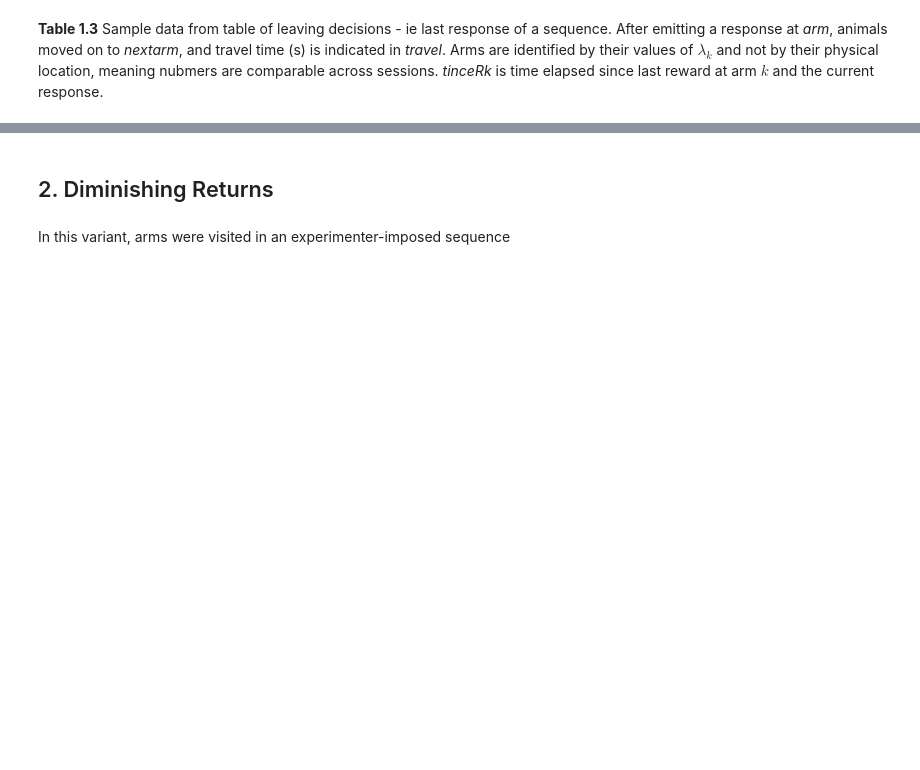
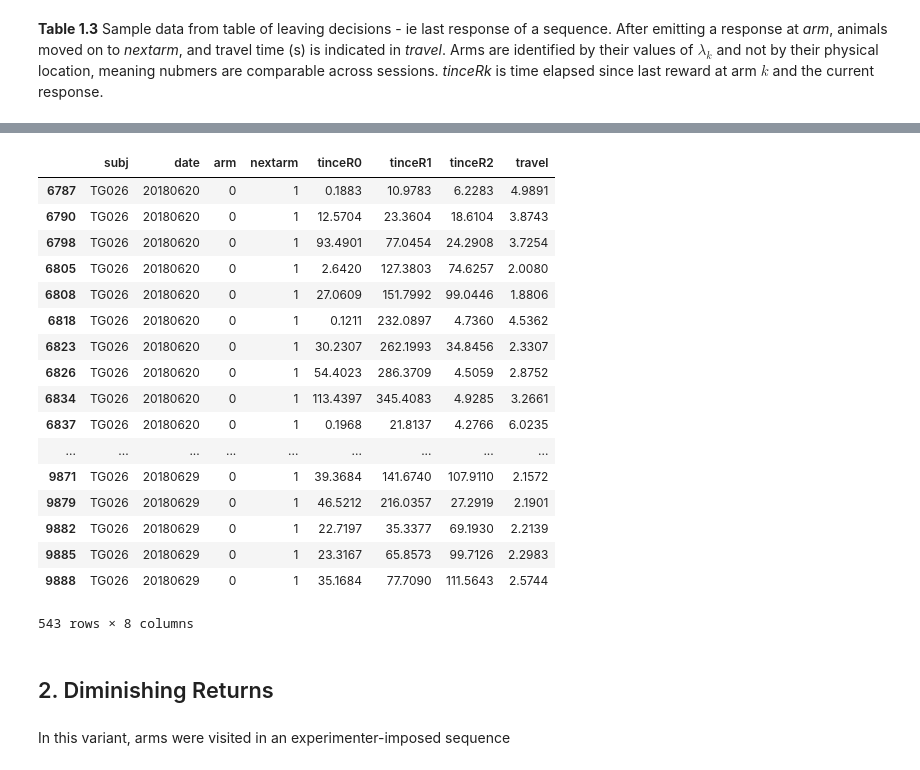
Before and after one commit to tsgouvea/3AF_report, a Jupyter notebook: 3AF_report.ipynb, the cells around one changed output, grey strips where cells are left out. Drawn from its saved outputs; the diff is of its cells as text; code cells hidden in the pictures; blank space fills up the shorter version.

```diff
--- a/3AF_report.ipynb
+++ b/3AF_report.ipynb
@@ -234 +330,22 @@ dfTince.sample(5).sort_index().iloc[:,[0,1,2,3,7,4,5,6]]
+# %%
+dfTince[ndxArmJ]
+# %% [output]
+|  | subj | date | arm | nextarm | tinceR0 | tinceR1 | tinceR2 | travel |
+| 6787 | TG026 | 20180620 | 0 | 1 | 0.1883 | 10.9783 | 6.2283 | 4.9891 |
+| 6790 | TG026 | 20180620 | 0 | 1 | 12.5704 | 23.3604 | 18.6104 | 3.8743 |
+| 6798 | TG026 | 20180620 | 0 | 1 | 93.4901 | 77.0454 | 24.2908 | 3.7254 |
+| 6805 | TG026 | 20180620 | 0 | 1 | 2.6420 | 127.3803 | 74.6257 | 2.0080 |
+| 6808 | TG026 | 20180620 | 0 | 1 | 27.0609 | 151.7992 | 99.0446 | 1.8806 |
+| 6818 | TG026 | 20180620 | 0 | 1 | 0.1211 | 232.0897 | 4.7360 | 4.5362 |
+| 6823 | TG026 | 20180620 | 0 | 1 | 30.2307 | 262.1993 | 34.8456 | 2.3307 |
+| 6826 | TG026 | 20180620 | 0 | 1 | 54.4023 | 286.3709 | 4.5059 | 2.8752 |
+| 6834 | TG026 | 20180620 | 0 | 1 | 113.4397 | 345.4083 | 4.9285 | 3.2661 |
+| 6837 | TG026 | 20180620 | 0 | 1 | 0.1968 | 21.8137 | 4.2766 | 6.0235 |
+| ... | ... | ... | ... | ... | ... | ... | ... | ... |
+| 9871 | TG026 | 20180629 | 0 | 1 | 39.3684 | 141.6740 | 107.9110 | 2.1572 |
+| 9879 | TG026 | 20180629 | 0 | 1 | 46.5212 | 216.0357 | 27.2919 | 2.1901 |
+| 9882 | TG026 | 20180629 | 0 | 1 | 22.7197 | 35.3377 | 69.1930 | 2.2139 |
+| 9885 | TG026 | 20180629 | 0 | 1 | 23.3167 | 65.8573 | 99.7126 | 2.2983 |
+| 9888 | TG026 | 20180629 | 0 | 1 | 35.1684 | 77.7090 | 111.5643 | 2.5744 |
+543 rows × 8 columns
 # %%
```
Also changed, not shown: parts of 9 cells of this notebook.
